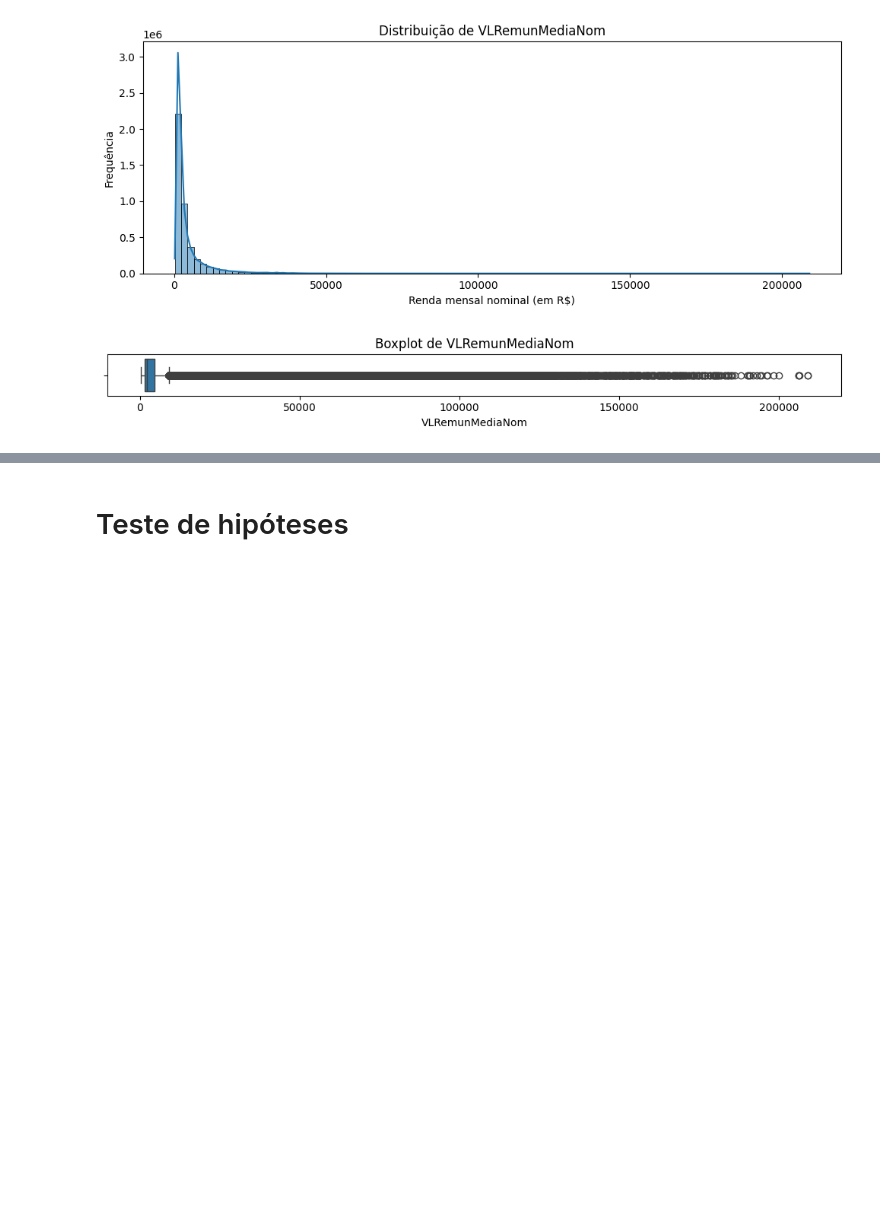
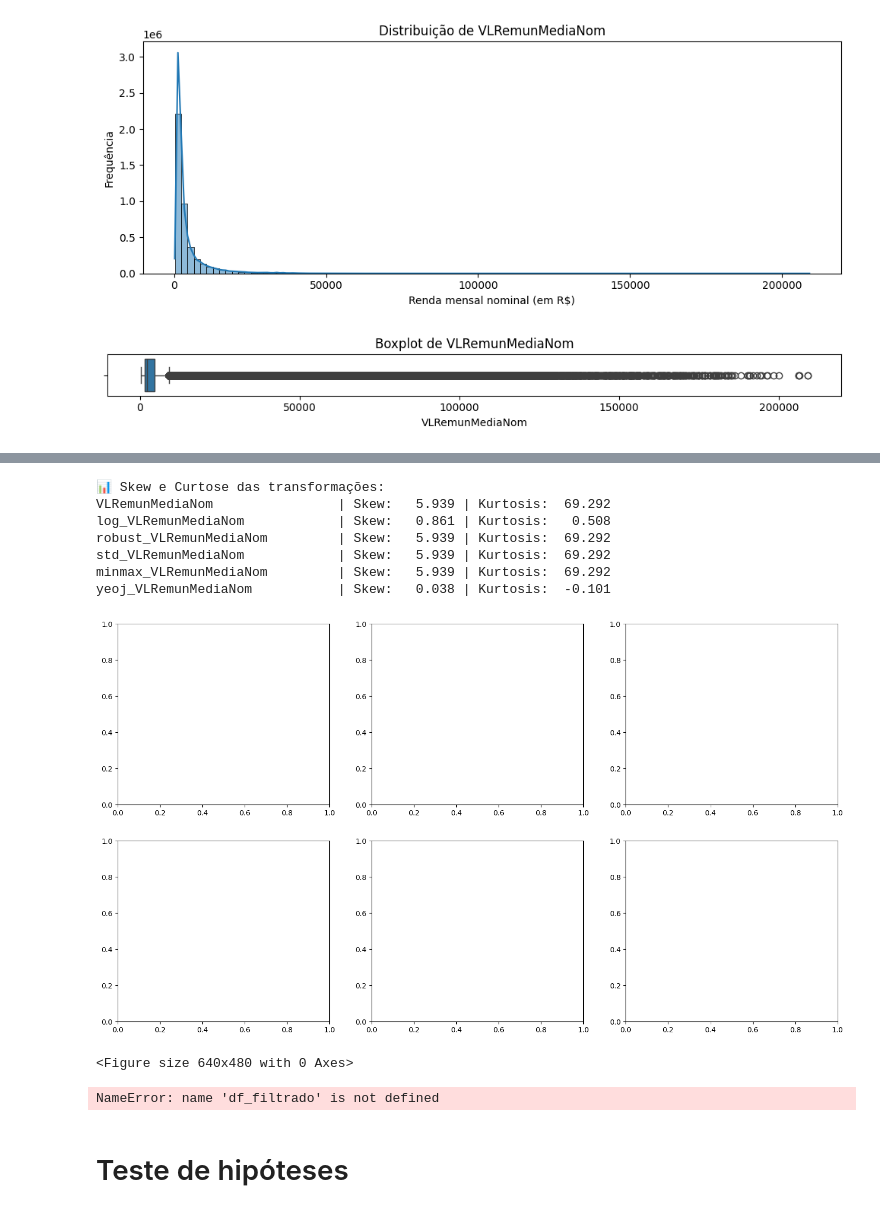
Before and after one commit to GGRoca/Lab2-Enap, a Jupyter notebook: Análise cópia.ipynb, the cells around one changed output, grey strips where cells are left out. Drawn from its saved outputs; the diff is of its cells as text; code cells hidden in the pictures; blank space fills up the shorter version.

```diff
--- a/Análise cópia.ipynb
+++ b/Análise cópia.ipynb
@@ -350,21 +347,41 @@ plt.show()
 # %%
-# Aplicar o filtro para TPVinculo
-codigos_validos = [10, 15, 20, 25, 35, 40, 60, 65, 70, 75, 80]
-df_filtrado = df[df['TPVinculo'].isin(codigos_validos)].copy()
+# Avaliação estatística das transformações
+print("📊 Skew e Curtose das transformações:")
+for col in [
+    'VLRemunMediaNom', 'log_VLRemunMediaNom', 'robust_VLRemunMediaNom',
+    'std_VLRemunMediaNom', 'minmax_VLRemunMediaNom', 'yeoj_VLRemunMediaNom'
+]:
+    skew_val = skew(df_norm[col])
+    kurt_val = kurtosis(df_norm[col])
+    print(f"{col:<30} | Skew: {skew_val:>7.3f} | Kurtosis: {kurt_val:>7.3f}")
 
-# Criar nova coluna com a renda normalizada via transformação logarítmica (log1p)
-df_filtrado['log_VLRemunMediaNom'] = np.log1p(df_filtrado['VLRemunMediaNom'])
+# %% Visualização das distribuições normalizadas
+fig, axs = plt.subplots(2, 3, figsize=(18, 10))
+# %% [output]
+📊 Skew e Curtose das transformações:
+VLRemunMediaNom                | Skew:   5.939 | Kurtosis:  69.292
+log_VLRemunMediaNom            | Skew:   0.861 | Kurtosis:   0.508
+robust_VLRemunMediaNom         | Skew:   5.939 | Kurtosis:  69.292
+std_VLRemunMediaNom            | Skew:   5.939 | Kurtosis:  69.292
+minmax_VLRemunMediaNom         | Skew:   5.939 | Kurtosis:  69.292
+yeoj_VLRemunMediaNom           | Skew:   0.038 | Kurtosis:  -0.101
+[figure, added]
 # %%
+sns.histplot(df_norm['log_VLRemunMediaNom'], ax=axs[0, 0], kde=True).set(title='Log1p')
+sns.histplot(df_norm['robust_VLRemunMediaNom'], ax=axs[0, 1], kde=True).set(title='RobustScaler')
+sns.histplot(df_norm['std_VLRemunMediaNom'], ax=axs[0, 2], kde=True).set(title='StandardScaler')
+sns.histplot(df_norm['minmax_VLRemunMediaNom'], ax=axs[1, 0], kde=True).set(title='MinMaxScaler')
+sns.histplot(df_norm['yeoj_VLRemunMediaNom'], ax=axs[1, 1], kde=True).set(title='PowerTransformer (Yeo-Johnson)')
+sns.histplot(df_norm['VLRemunMediaNom'], ax=axs[1, 2], kde=True).set(title='Original')
 
-plt.figure(figsize=(10, 5))
-sns.histplot(df_filtrado['log_VLRemunMediaNom'], bins=100, kde=True)
-plt.title('Distribuição log1p de VLRemunMediaNom (após filtro de TPVinculo)')
-plt.xlabel('log_VLRemunMediaNom')
-plt.ylabel('Frequência')
 plt.tight_layout()
 plt.show()
+# %% [output]
+<Figure size 640x480 with 0 Axes>
 # %%
 df_filtrado.to_parquet("df_filtrado_log_VLRemunMediaNom.parquet", index=False)
+# %% [output]
+NameError: name 'df_filtrado' is not defined
 # %%
 
 # Reimportar o DataFrame a partir do arquivo Parquet
```
Also changed, not shown: parts of 7 cells of this notebook.
